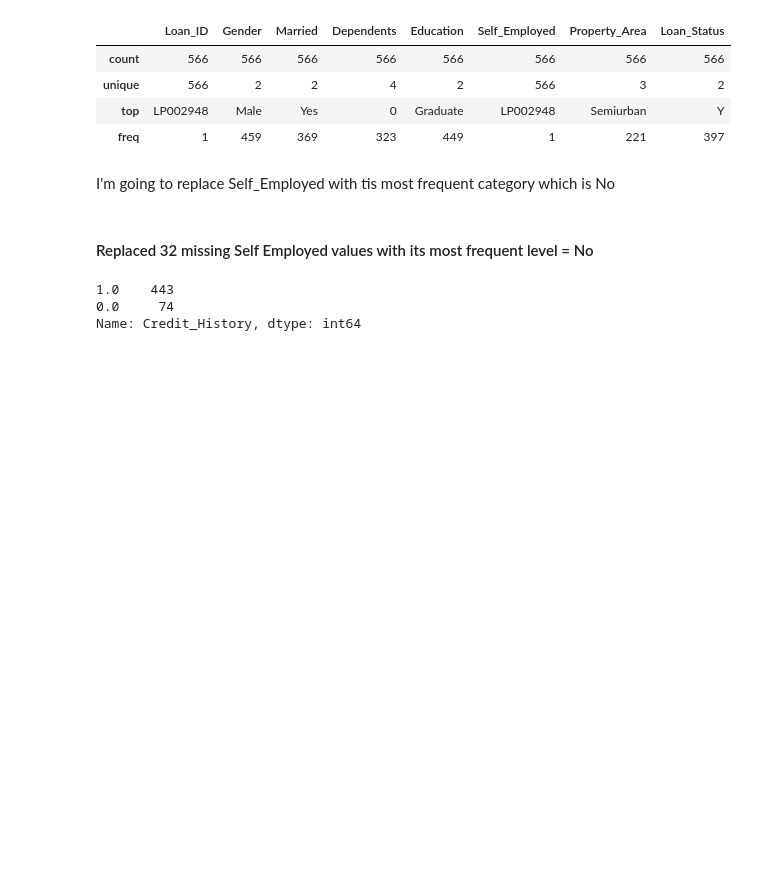
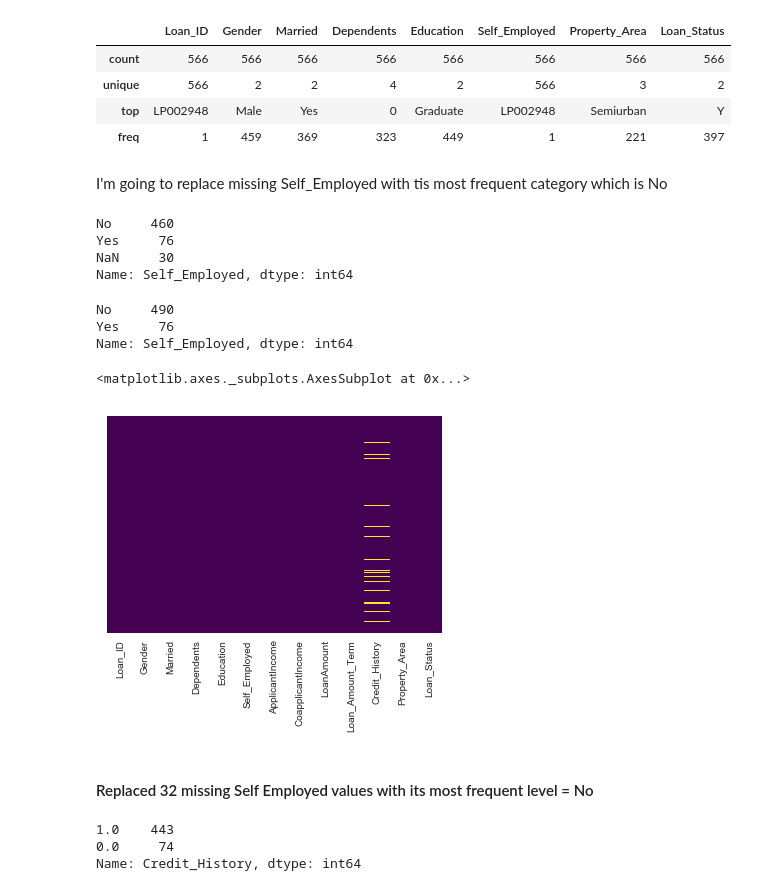
Before and after one commit to AmineHosni/Loan-Prediction-III, a Jupyter notebook: Untitled1.ipynb, the cells around one changed output. Cells and saved outputs as stored; diff of their text form; code cells hidden in the pictures; blank space fills up the shorter version.

```diff
--- a/Untitled1.ipynb
+++ b/Untitled1.ipynb
@@ -321,4 +331,11 @@ train.select_dtypes(include=['object']).describe()
 | top | LP002948 | Male | Yes | 0 | Graduate | LP002948 | Semiurban | Y |
 | freq | 1 | 459 | 369 | 323 | 449 | 1 | 221 | 397 |
 # %% [markdown]
-I'm going to replace Self_Employed with tis most frequent category which is No
+I'm going to replace missing Self_Employed with tis most frequent category which is No
+# %%
+train['Self_Employed'].value_counts(dropna=False)
+# %% [output]
+No     460
+Yes     76
+NaN     30
+Name: Self_Employed, dtype: int64
@@ -327,3 +350,14 @@ train['Self_Employed'] = train.fillna(train['Self_Employed'].value_counts().inde
+# %%
+train['Self_Employed'].value_counts(dropna=False)
+# %% [output]
+No     490
+Yes     76
+Name: Self_Employed, dtype: int64
+# %%
+sns.heatmap(train.isnull(),yticklabels=False,cbar=False,cmap='viridis')
+# %% [output]
+<matplotlib.axes._subplots.AxesSubplot at 0x...>
+[figure, added]
 # %% [markdown]
 #### Replaced 32 missing Self Employed values with its most frequent level = No
 # %%
```
Also changed, not shown: parts of 11 cells of this notebook.
